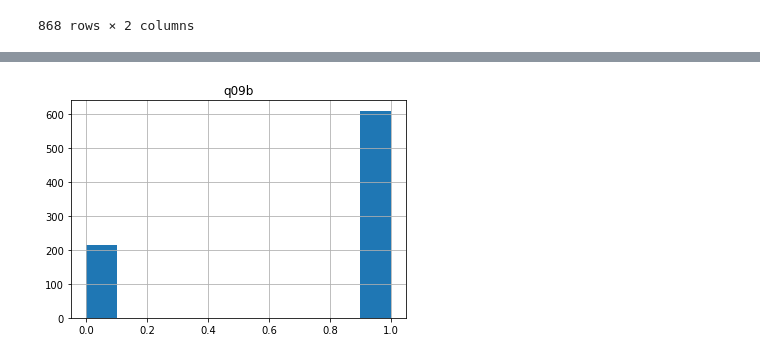
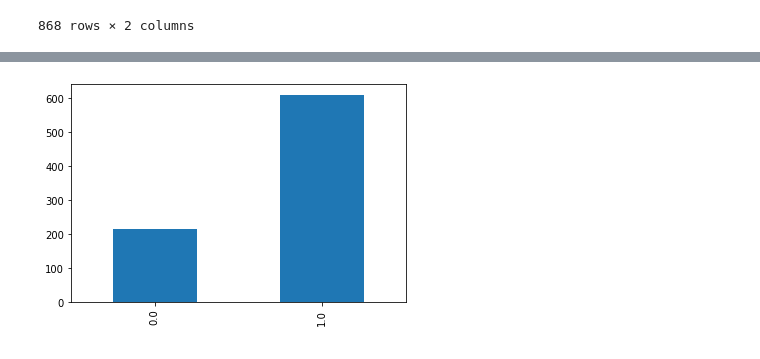
Before and after one commit to PersonaPredicta/Survey_Says..., a Jupyter notebook: kev/kworking_mixed_questions.ipynb, the cells around one changed output, grey strips where cells are left out. Saved outputs shown, nothing was run; the diff lists cells and outputs as text; code cells hidden in the pictures.

```diff
--- a/kev/kworking_mixed_questions.ipynb
+++ b/kev/kworking_mixed_questions.ipynb
@@ -302,6 +868,6 @@ plt.show()
 # %%
 q09txt = pd.read_csv('../data_files/q09_to_categories.txt').set_index('q00')
-q09txt.hist()
+q09txt.q09b.value_counts().sort_index().plot(kind='bar')
 plt.show()
 # %% [output]
-[figure, old version]
+[figure, new version]
```
Also changed, not shown: parts of 76 cells of this notebook, 4 other files.
